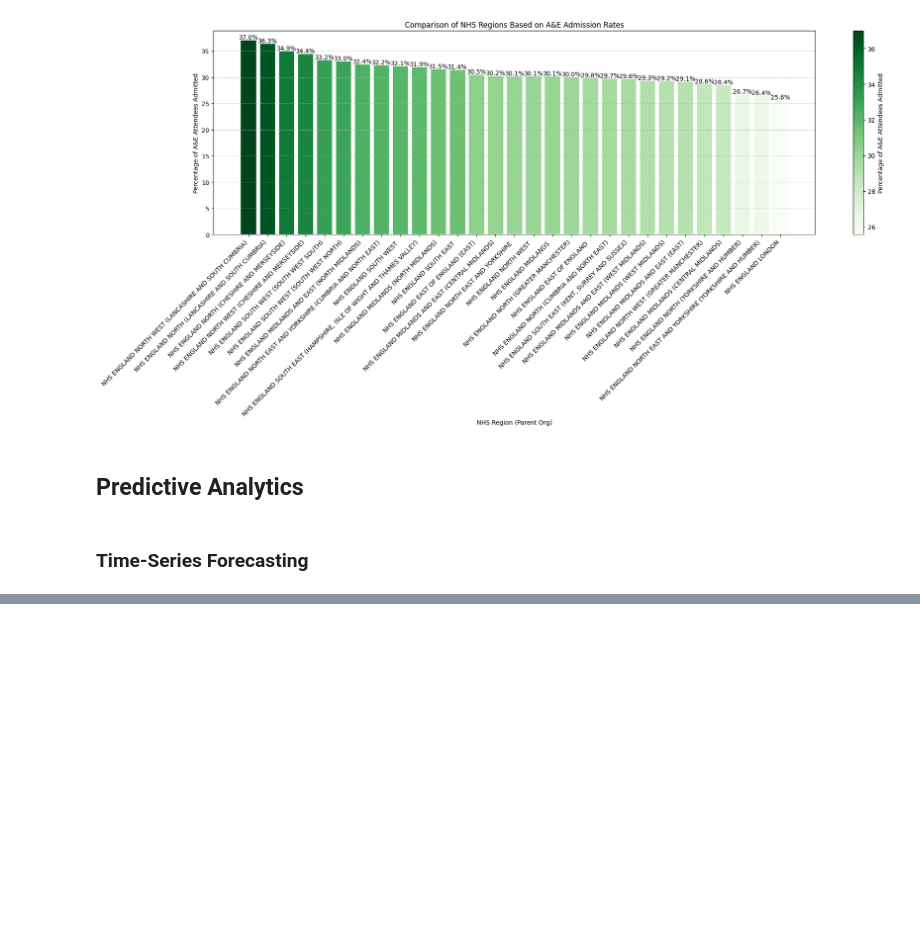
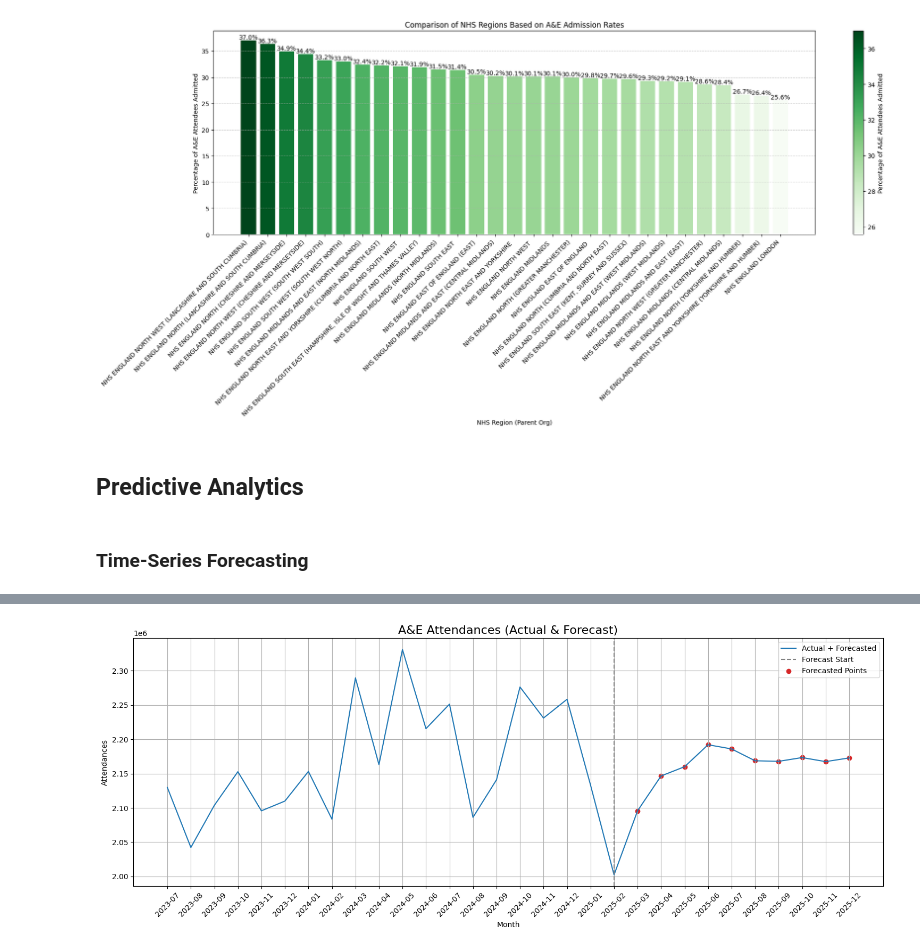
Before and after one commit to adhirajbane13/NHS_AandE_Performance_Analysis, a Jupyter notebook: notebooks/Data_Analysis_new.ipynb, the cells around one changed output, grey strips where cells are left out. Saved outputs shown, nothing was run; the diff lists cells and outputs as text; code cells hidden in the pictures; blank space fills up the shorter version.

```diff
--- a/notebooks/Data_Analysis_new.ipynb
+++ b/notebooks/Data_Analysis_new.ipynb
@@ -767,0 +587,84 @@ Mean Absolute Percentage Error (MAPE): 5.59%
+# %%
+import pandas as pd
+import numpy as np
+from sklearn.ensemble import RandomForestRegressor
+from sklearn.model_selection import GridSearchCV
+from dateutil.relativedelta import relativedelta
+from datetime import datetime
+import matplotlib.pyplot as plt
+
+# --- Step 1: Create lag features ---
+def create_lag_features(df, lag_cols=12):
+    for lag in range(1, lag_cols + 1):
+        df[f'lag_{lag}'] = df['Total A&E Attendances'].shift(lag)
+    return df.dropna()
+
+# Ensure Period is datetime
+monthly_data.columns = ['Period', 'Total A&E Attendances']
+monthly_data = monthly_data.sort_values('Period')
+
+df_lagged = create_lag_features(monthly_data.copy())
+
+X = df_lagged[[f'lag_{i}' for i in range(1, 13)]]
+y = df_lagged['Total A&E Attendances']
+
+# --- Step 2: Train Random Forest with GridSearchCV ---
+param_grid = {
+    "n_estimators": [50, 100, 150, 200, 500],  # Number of trees in the forest
+    "max_depth": [10, 20, 30, 50],  # Maximum depth of the tree
+    "min_samples_split": [2, 5, 10, 20],  # Minimum samples required to split a node
+    "min_samples_leaf": [1, 2, 4, 8],  # Minimum samples required at a leaf node
+    "criterion": ["squared_error", "absolute_error"]  # Loss function to measure quality of a split
+}
+
+rf = RandomForestRegressor(random_state=42)
+grid_search = GridSearchCV(rf, param_grid, cv=11, scoring='neg_mean_absolute_percentage_error', n_jobs=-1,verbose=3)
+grid_search.fit(X, y)
+best_model = grid_search.best_estimator_
+
+print("Best Parameters:", grid_search.best_params_)
+
+# --- Step 3: Forecast future values ---
+forecast_months = 10
+last_known_date = pd.to_datetime(monthly_data['Period'].max())
+last_known_values = monthly_data.tail(12)['Total A&E Attendances'].values.tolist()
+
+future_predictions = []
+future_dates = []
+
+for i in range(forecast_months):
+    input_features = np.array(last_known_values[-12:]).reshape(1, -1)
+    prediction = best_model.predict(input_features)[0]
+
+    future_date = last_known_date + relativedelta(months=+1)
+    last_known_date = future_date
+    last_known_values.append(prediction)
+
+    future_dates.append(future_date)
+    future_predictions.append(prediction)
+
+forecast_df = pd.DataFrame({
+    "Period": future_dates,
+    "Total A&E Attendances": future_predictions
+})
+
+forecast_df['Period'] = forecast_df['Period'].dt.strftime('%Y-%m')
+
+# --- Step 4: Combine historical and forecasted data ---
+plot_df = pd.concat([monthly_data[['Period', 'Total A&E Attendances']], forecast_df], ignore_index=True)
+
+# --- Step 5: Plot ---
+plt.figure(figsize=(15, 6))
+plt.plot(plot_df['Period'].iloc[-30:], plot_df['Total A&E Attendances'].iloc[-30:], label='Actual + Forecasted', color='tab:blue')
+plt.axvline(x=monthly_data['Period'].max(), color='gray', linestyle='--', label='Forecast Start')
+plt.scatter(forecast_df['Period'], forecast_df['Total A&E Attendances'], color='tab:red', label='Forecasted Points')
+
+plt.title("A&E Attendances (Actual & Forecast)", fontsize=16)
+plt.xlabel("Month")
+plt.ylabel("Attendances")
+plt.xticks(rotation=45)
+plt.legend()
+plt.grid(True)
+plt.tight_layout()
+plt.show()
+# %% [output]
@@ -767,0 +673 @@ Mean Absolute Percentage Error (MAPE): 5.59%
+[figure, added]
```
Also changed, not shown: parts of 6 cells of this notebook, 1 other file.
